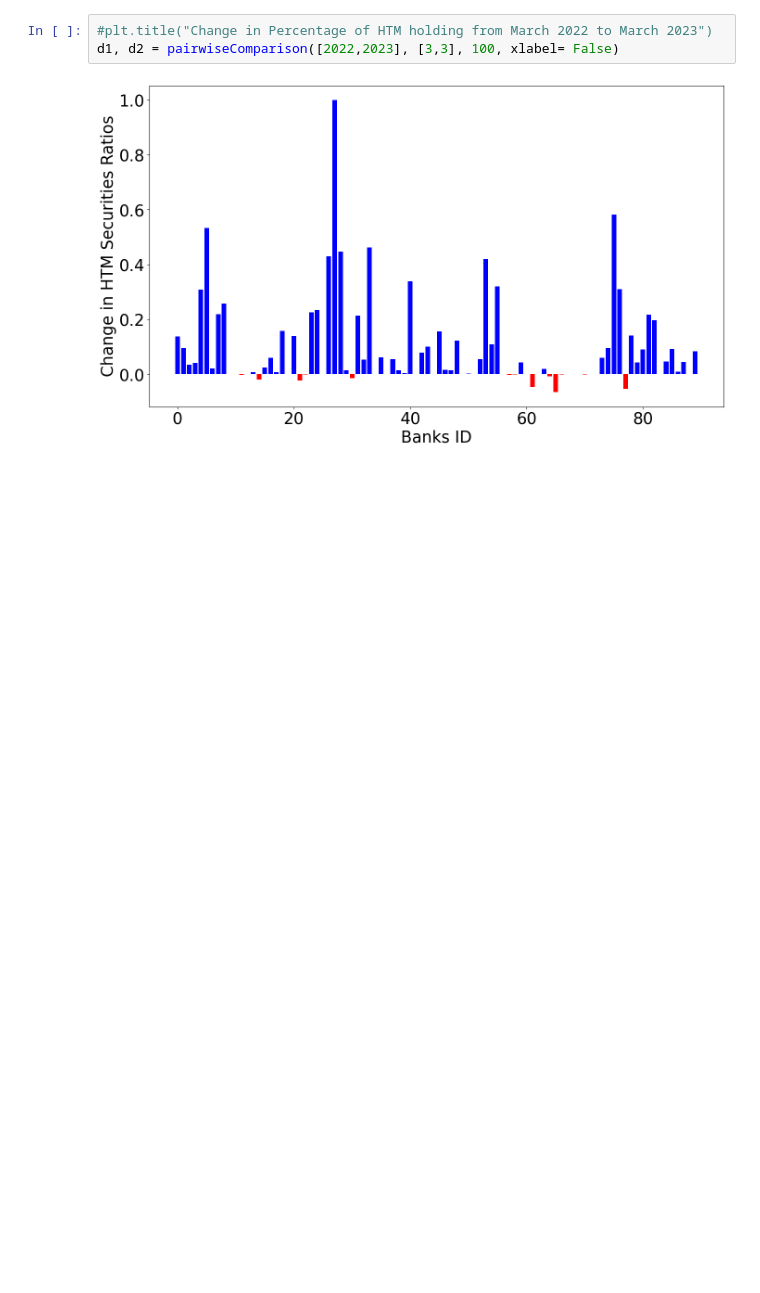
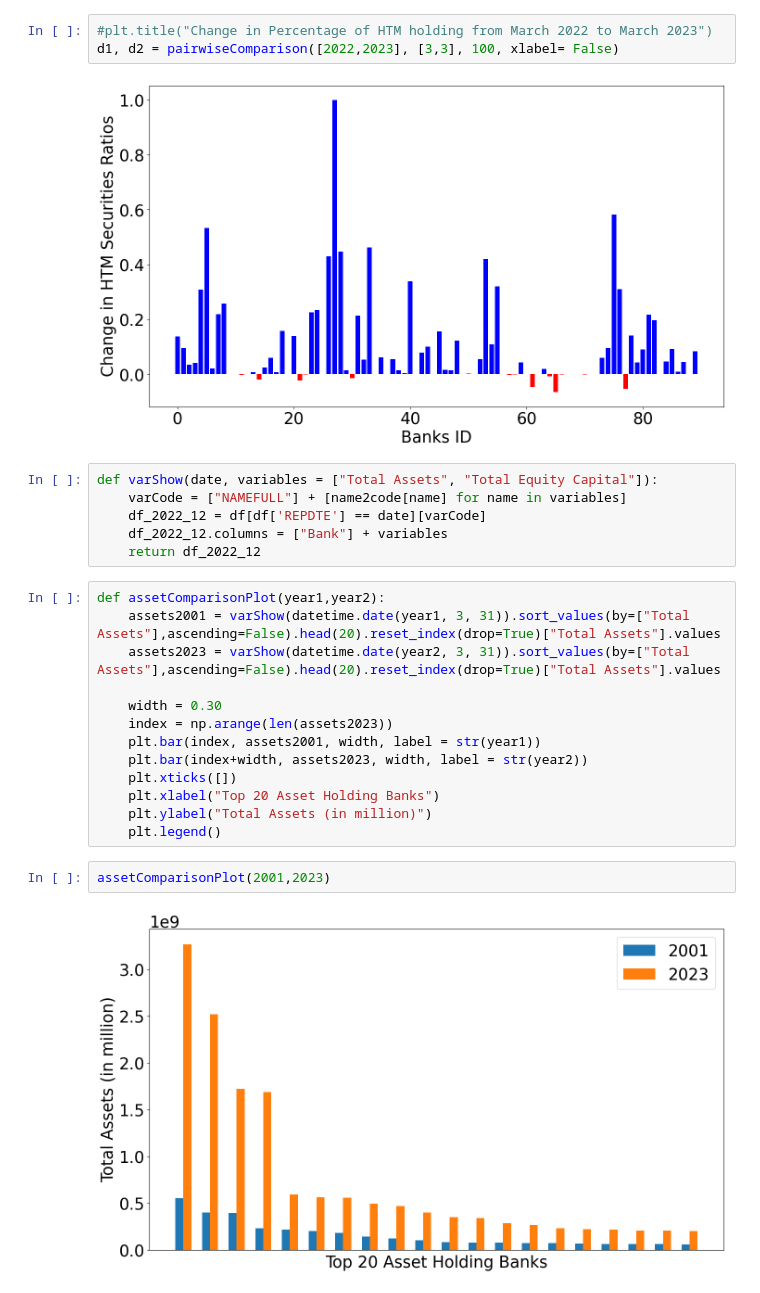
Before and after one commit to dongxulee/banksDataDiscovery, a Jupyter notebook: dataDiscovery.ipynb, the cells around one changed output. Saved outputs shown, nothing was run; the diff lists cells and outputs as text; blank space fills up the shorter version.

```diff
--- a/dataDiscovery.ipynb
+++ b/dataDiscovery.ipynb
@@ -80,3 +80,26 @@ d1,d2 = pairwiseComparison([2022,2023], [3,3], 9)
 d1, d2 = pairwiseComparison([2022,2023], [3,3], 100, xlabel= False)
 # %% [output]
 [figure]
+# %%
+def varShow(date, variables = ["Total Assets", "Total Equity Capital"]):
+    varCode = ["NAMEFULL"] + [name2code[name] for name in variables]
+    df_2022_12 = df[df['REPDTE'] == date][varCode]
+    df_2022_12.columns = ["Bank"] + variables
+    return df_2022_12
+# %%
+def assetComparisonPlot(year1,year2):
+    assets2001 = varShow(datetime.date(year1, 3, 31)).sort_values(by=["Total Assets"],ascending=False).head(20).reset_index(drop=True)["Total Assets"].values
+    assets2023 = varShow(datetime.date(year2, 3, 31)).sort_values(by=["Total Assets"],ascending=False).head(20).reset_index(drop=True)["Total Assets"].values
+
+    width = 0.30
+    index = np.arange(len(assets2023))
+    plt.bar(index, assets2001, width, label = str(year1))
+    plt.bar(index+width, assets2023, width, label = str(year2))
+    plt.xticks([])
+    plt.xlabel("Top 20 Asset Holding Banks")
+    plt.ylabel("Total Assets (in million)")
+    plt.legend()
+# %%
+assetComparisonPlot(2001,2023)
+# %% [output]
+[figure, added]
```
Also changed, not shown: parts of 1 cell of this notebook, 1 other file.
